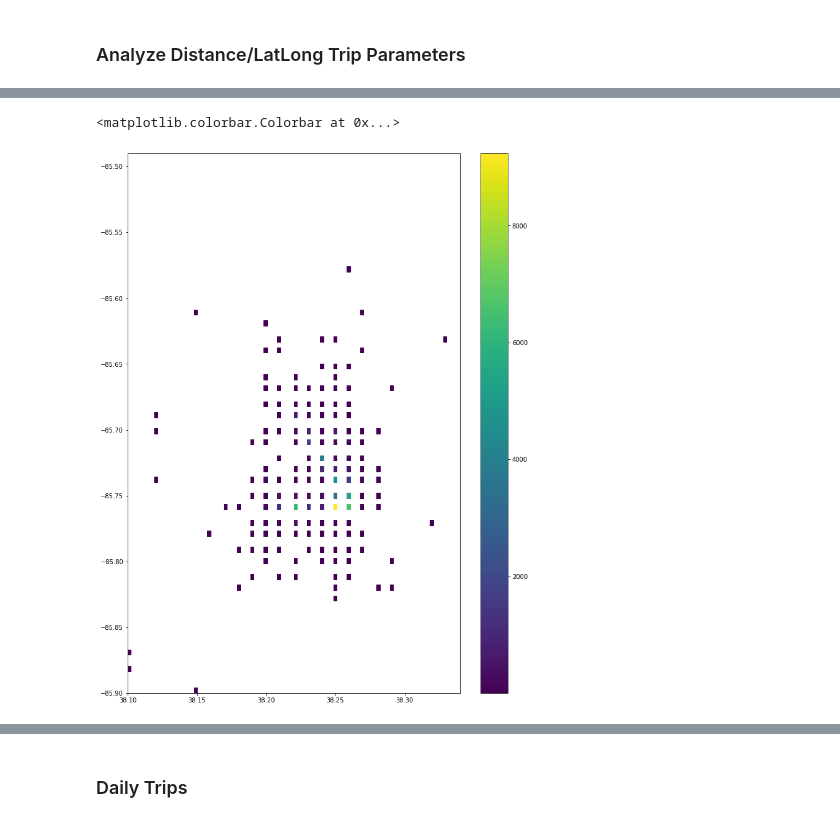
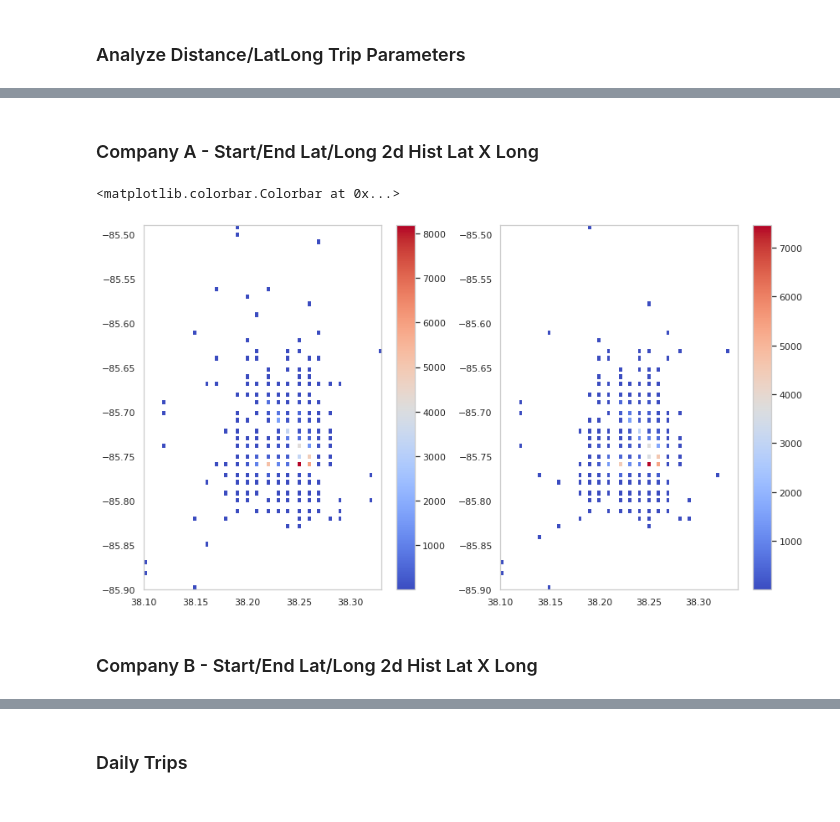
Before and after one commit to dataartist-og/rideshare-trip-analysis, a Jupyter notebook: ScooterTripAnalysis.ipynb, the cells around one changed output, grey strips where cells are left out. Drawn from its saved outputs; the diff is of its cells as text; code cells hidden in the pictures.

```diff
--- a/ScooterTripAnalysis.ipynb
+++ b/ScooterTripAnalysis.ipynb
@@ -50,5 +92,5 @@ df_list = []
 for i in range(1,6):
   df_list.append(pd.read_csv("drive/MyDrive/data_exercise/company_a_{}.csv".format(i), parse_dates=True, infer_datetime_format=True))
 # %%
-df = pd.concat(df_list).reset_index()
-del df['index']
+a_df = pd.concat(df_list).reset_index()
+del a_df['index']
@@ -71,8 +96,0 @@ df
-# %%
-df = df.dropna().reset_index()
-del df['index']
-for col in ['StartLongitude','StartLatitude','EndLatitude','EndLongitude']:
-  df = df[df[col]!=0]
-df.reset_index(inplace=True)
-del df['index']
-df.head()
@@ -94,4 +96,0 @@ except:
-# %%
-
-df["StartTime"] = pd.to_datetime(df.StartTime)
-df["EndTime"] = pd.to_datetime(df.EndTime)
@@ -105,0 +148,3 @@ len(df.ScooterID.unique())
+# %%
+b_df = process_and_clean_df(b_df);
+a_df = process_and_clean_df(a_df);
@@ -211,9 +371,18 @@ import geopy
+# %% [markdown]
+### Company A - Start/End Lat/Long 2d Hist Lat X Long
 # %%
-fig = plt.figure(figsize=(12,16))
-plt.hist2d(df['StartLatitude'],df['StartLongitude'],(100,100),cmin=2)
+fig = plt.figure(figsize=(14,8))
+plt.subplot (121)
+plt.hist2d(a_df['StartLatitude'],a_df['StartLongitude'],(100,100),cmin=1,cmap='coolwarm')
+plt.colorbar()
+plt.subplot(122)
+plt.hist2d(a_df['EndLatitude'],a_df['EndLongitude'],(100,100),cmin=2,cmap='coolwarm')
 plt.colorbar()
 #plt.legend(labels=['StartLatitude', 'StartLongitude'],loc='upper right',)
+#plt.legend(labels=['StartLatitude', 'StartLongitude'],loc='upper right',)
 # %% [output]
 <matplotlib.colorbar.Colorbar at 0x...>
-[figure, old version]
+[figure, new version]
+# %% [markdown]
+### Company B - Start/End Lat/Long 2d Hist Lat X Long
 # %%
```
Also changed, not shown: parts of 214 cells of this notebook.
